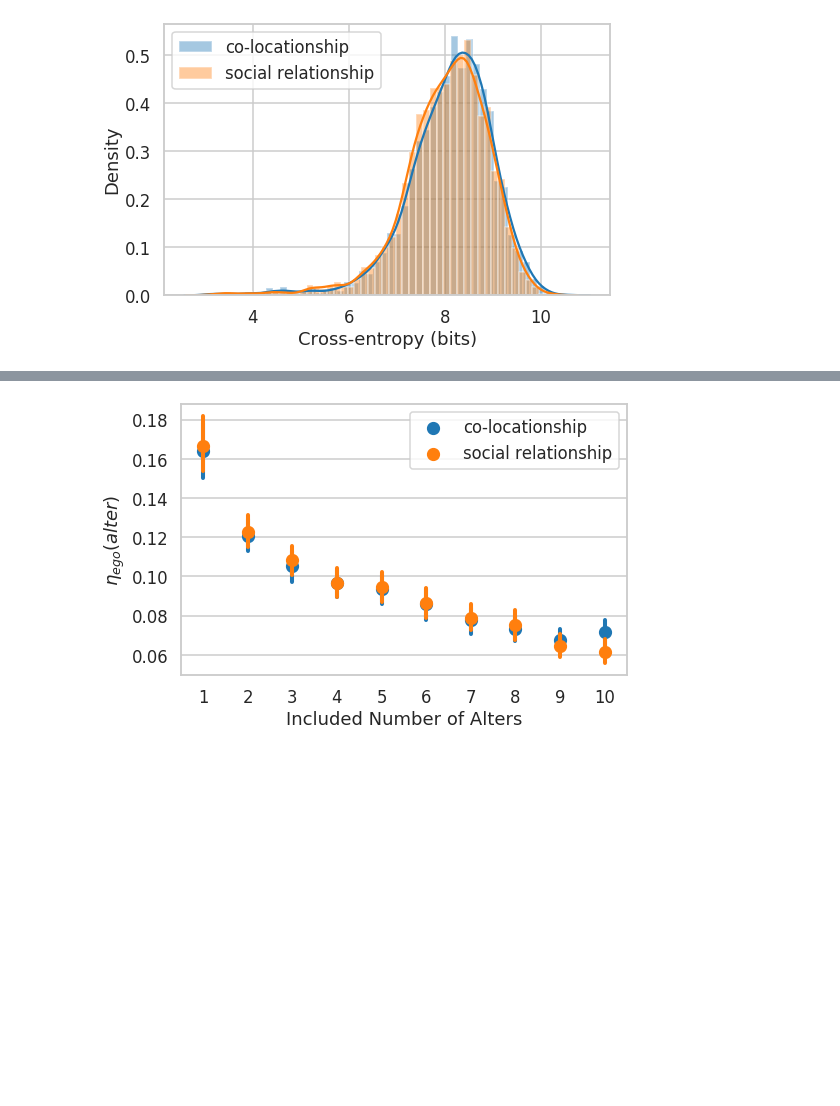
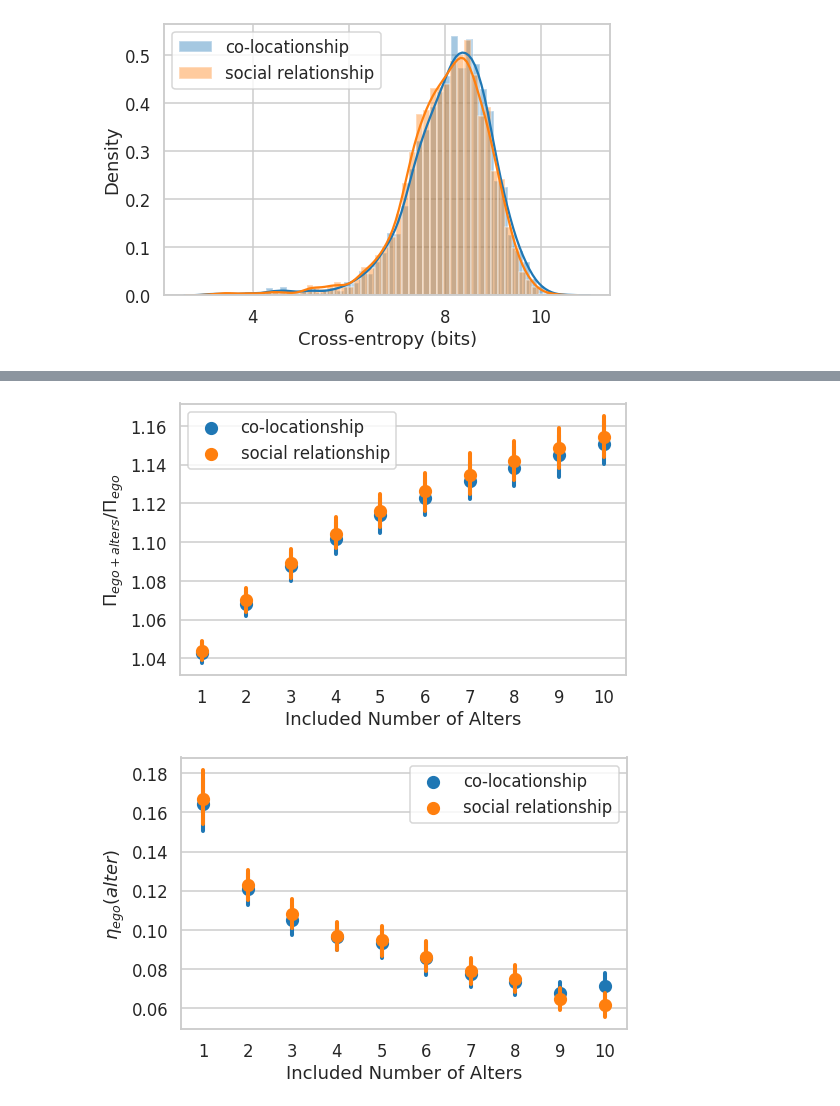
Before and after one commit to Magica-Chen/co-locationship, a Jupyter notebook: example/example_weeplaces.ipynb, the cells around one changed output, grey strips where cells are left out. Cells and saved outputs as stored; diff of their text form; code cells hidden in the pictures; blank space fills up the shorter version.

```diff
--- a/example/example_weeplaces.ipynb
+++ b/example/example_weeplaces.ipynb
@@ -153,3 +153,7 @@ RCCP_errorbar_v2 = compare_v2.plot_errorbar(target='RCCP', l=8,w=5)
+# %%
+RCCP_ego_alters_errorbar_v2 = compare_v2.plot_errorbar(target='ego+alters', l=8,w=5)
+# %% [output]
+[figure, added]
 # %%
 ODLR_errorbar_v2 = compare_v2.plot_errorbar(target='ODLR', l=8,w=5)
 # %% [output]
```
Also changed, not shown: parts of 5 cells of this notebook.
